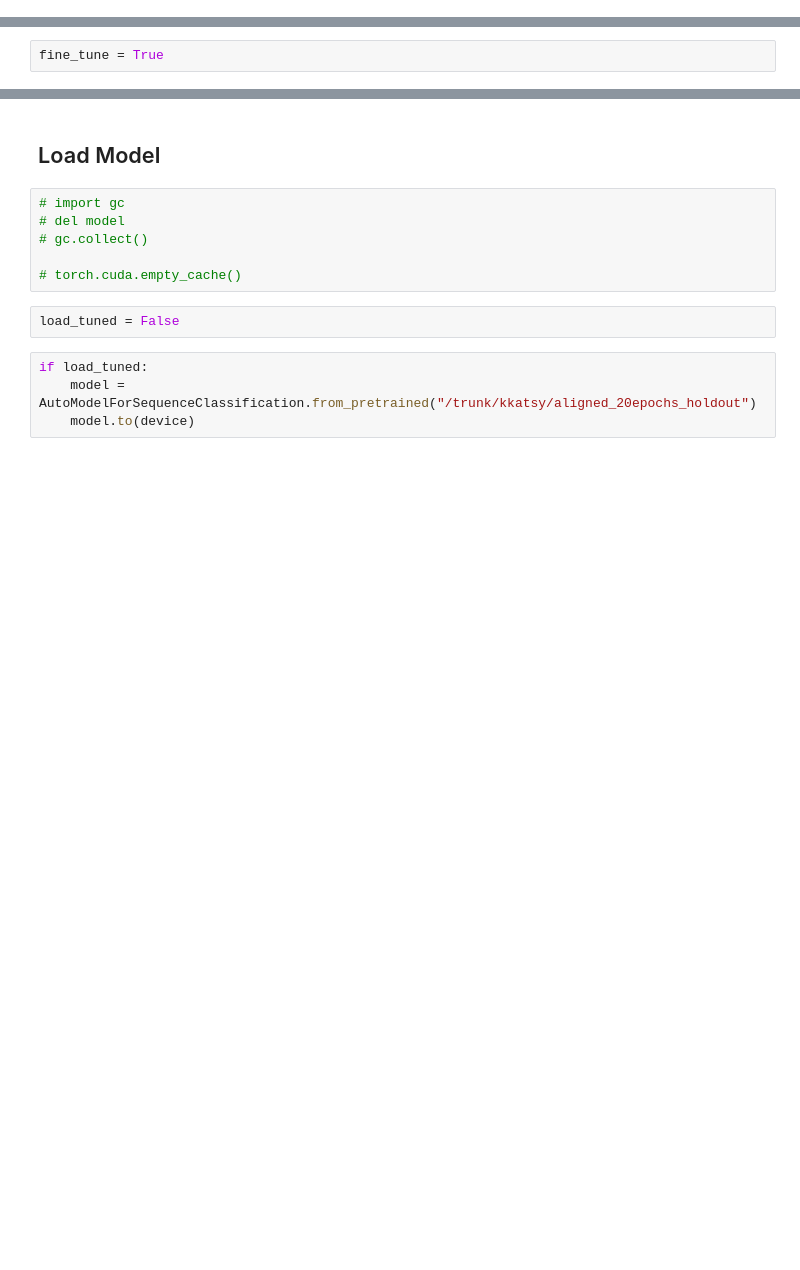
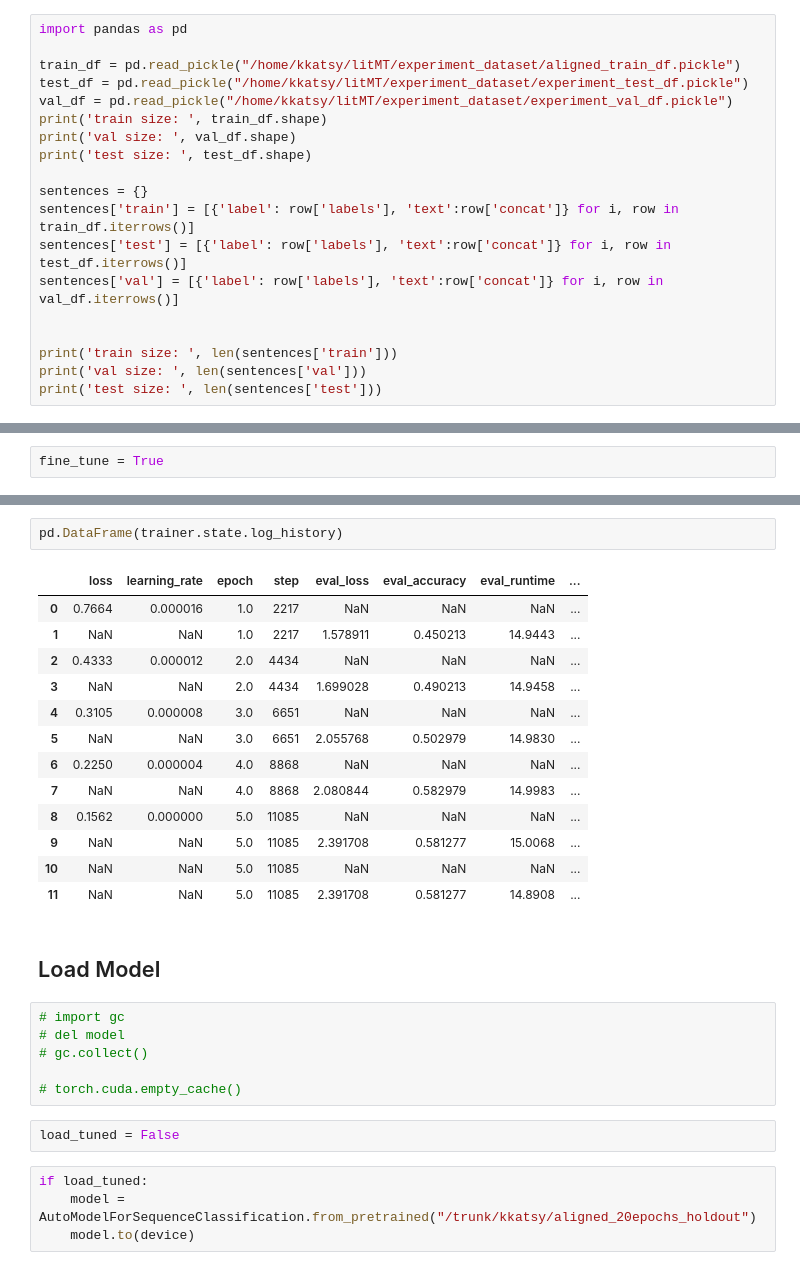
Before and after one commit to kkatsy/litMT, a Jupyter notebook: translator_classification_aligned.ipynb, the cells around one changed output, grey strips where cells are left out. Cells and saved outputs as stored; diff of their text form; blank space fills up the shorter version.

```diff
--- a/translator_classification_aligned.ipynb
+++ b/translator_classification_aligned.ipynb
@@ -653,0 +594,19 @@ test size:  1082
+# %%
+import pandas as pd
+
+train_df = pd.read_pickle("/home/kkatsy/litMT/experiment_dataset/aligned_train_df.pickle")
+test_df = pd.read_pickle("/home/kkatsy/litMT/experiment_dataset/experiment_test_df.pickle")
+val_df = pd.read_pickle("/home/kkatsy/litMT/experiment_dataset/experiment_val_df.pickle")
+print('train size: ', train_df.shape)
+print('val size: ', val_df.shape)
+print('test size: ', test_df.shape)
+
+sentences = {}
+sentences['train'] = [{'label': row['labels'], 'text':row['concat']} for i, row in train_df.iterrows()]
+sentences['test'] = [{'label': row['labels'], 'text':row['concat']} for i, row in test_df.iterrows()]
+sentences['val'] = [{'label': row['labels'], 'text':row['concat']} for i, row in val_df.iterrows()]
+
+
+print('train size: ', len(sentences['train']))
+print('val size: ', len(sentences['val']))
+print('test size: ', len(sentences['test']))
@@ -861,3 +832,19 @@ Find logs at: ./wandb/run-20240222_205353-6c07jsut/logs
+# %%
+pd.DataFrame(trainer.state.log_history)
+# %% [output]
+|  | loss | learning_rate | epoch | step | eval_loss | eval_accuracy | eval_runtime | ... |
+| 0 | 0.7664 | 0.000016 | 1.0 | 2217 | NaN | NaN | NaN | ... |
+| 1 | NaN | NaN | 1.0 | 2217 | 1.578911 | 0.450213 | 14.9443 | ... |
+| 2 | 0.4333 | 0.000012 | 2.0 | 4434 | NaN | NaN | NaN | ... |
+| 3 | NaN | NaN | 2.0 | 4434 | 1.699028 | 0.490213 | 14.9458 | ... |
+| 4 | 0.3105 | 0.000008 | 3.0 | 6651 | NaN | NaN | NaN | ... |
+| 5 | NaN | NaN | 3.0 | 6651 | 2.055768 | 0.502979 | 14.9830 | ... |
+| 6 | 0.2250 | 0.000004 | 4.0 | 8868 | NaN | NaN | NaN | ... |
+| 7 | NaN | NaN | 4.0 | 8868 | 2.080844 | 0.582979 | 14.9983 | ... |
+| 8 | 0.1562 | 0.000000 | 5.0 | 11085 | NaN | NaN | NaN | ... |
+| 9 | NaN | NaN | 5.0 | 11085 | 2.391708 | 0.581277 | 15.0068 | ... |
+| 10 | NaN | NaN | 5.0 | 11085 | NaN | NaN | NaN | ... |
+| 11 | NaN | NaN | 5.0 | 11085 | 2.391708 | 0.581277 | 14.8908 | ... |
 # %% [markdown]
 ## Load Model
 # %%
```
Also changed, not shown: parts of 38 cells of this notebook, 7 other files.
